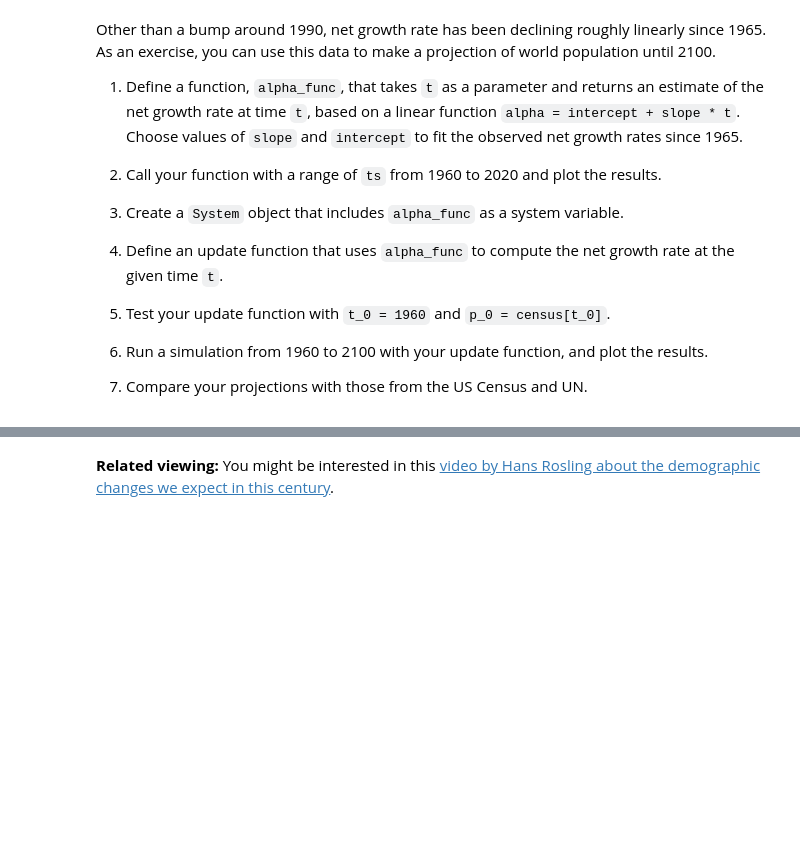
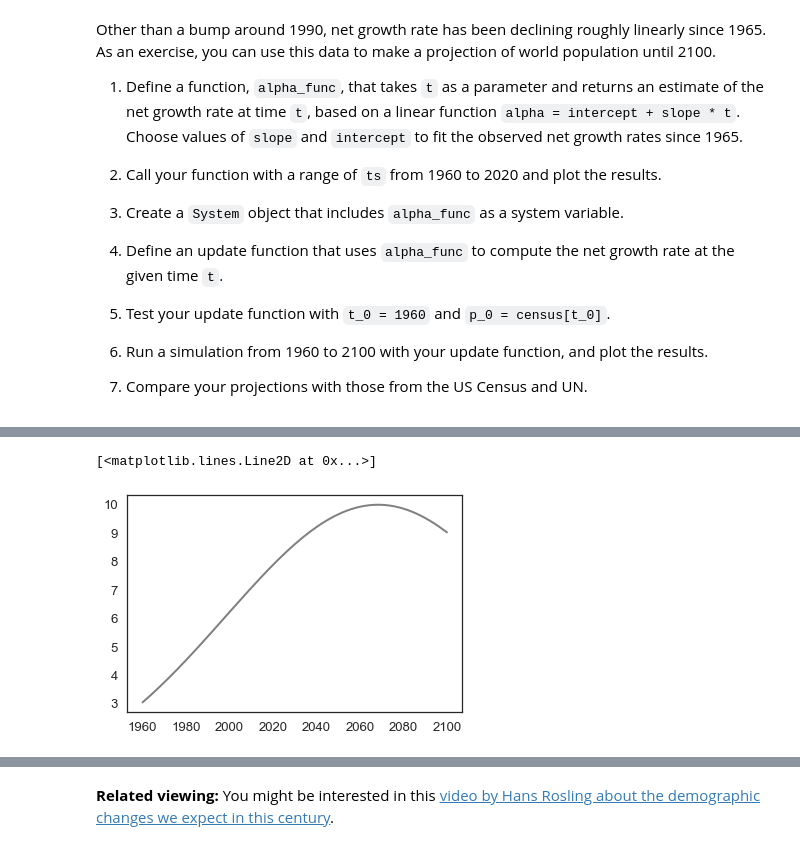
Before and after one commit to ptanofsky/ModSimPy, a Jupyter notebook: notebooks/chap08.ipynb, the cells around one changed output, grey strips where cells are left out. Drawn from its saved outputs; the diff is of its cells as text; code cells hidden in the pictures; blank space fills up the shorter version.

```diff
--- a/notebooks/chap08.ipynb
+++ b/notebooks/chap08.ipynb
@@ -260,0 +348,8 @@ Other than a bump around 1990, net growth rate has been declining roughly linear
+# %%
+# 3. Create a System object that includes alpha_func as a system variable.
+system = System(t_0=t_0,
+                t_end=2100,
+                p_0=p_0,
+                alpha=0.025,
+                beta=-0.0018,
+                alpha_func=alpha_func)
@@ -260,0 +364,18 @@ Other than a bump around 1990, net growth rate has been declining roughly linear
+# %%
+# 4 Define an update function that uses alpha_func to compute the net growth rate at the given time t.
+def update_func_alpha(pop, t, system):
+    """Update population based on a system function.
+
+    pop: current population in billions
+    t: what year it is
+    system: system object with model parameters
+    """
+    net_growth = pop * system.alpha_func(t)
+    return pop + net_growth
+# %%
+# 5 Test your update function with t_0 = 1960 and p_0 = census[t_0].
+t_0 = 1960
+p_0 = census[t_0]
+system.t_0 = t_0
+system.p_0 = p_0
+system
@@ -260,0 +390,2 @@ Other than a bump around 1990, net growth rate has been declining roughly linear
+# %%
+update_func_alpha(system.p_0, system.t_0, system)
@@ -260,0 +404,10 @@ Other than a bump around 1990, net growth rate has been declining roughly linear
+# %%
+# 6 Run a simulation from 1960 to 2100 with your update function, and plot the results.
+#years = linrange(1960, 2100, 1, endpoint=True)
+
+#for yr in years:
+results = run_simulation(system, update_func_alpha)
+plot(results, color='gray')
+# %% [output]
+[<matplotlib.lines.Line2D at 0x...>]
+[figure, added]
```
Also changed, not shown: parts of 25 cells of this notebook, 3 other files.
